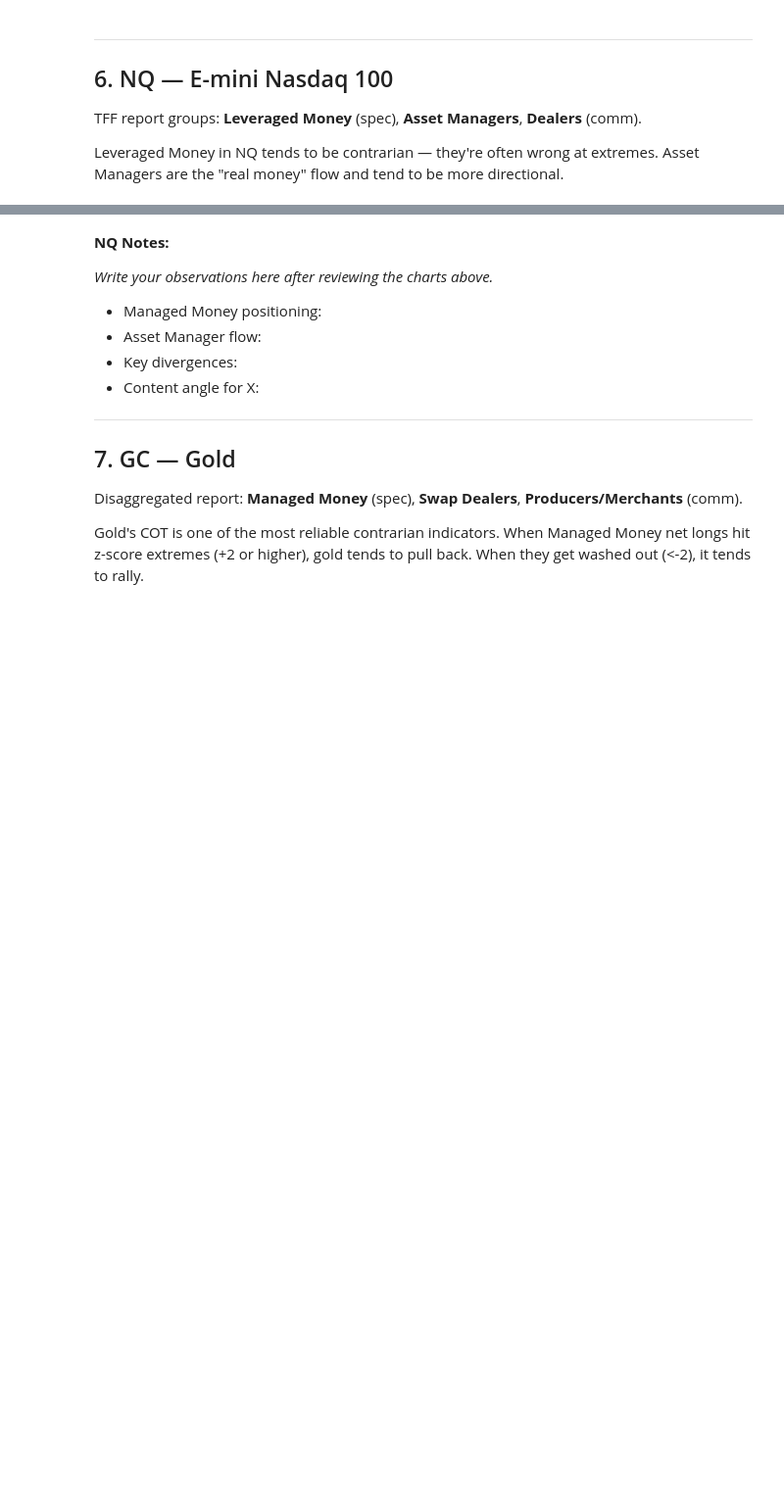
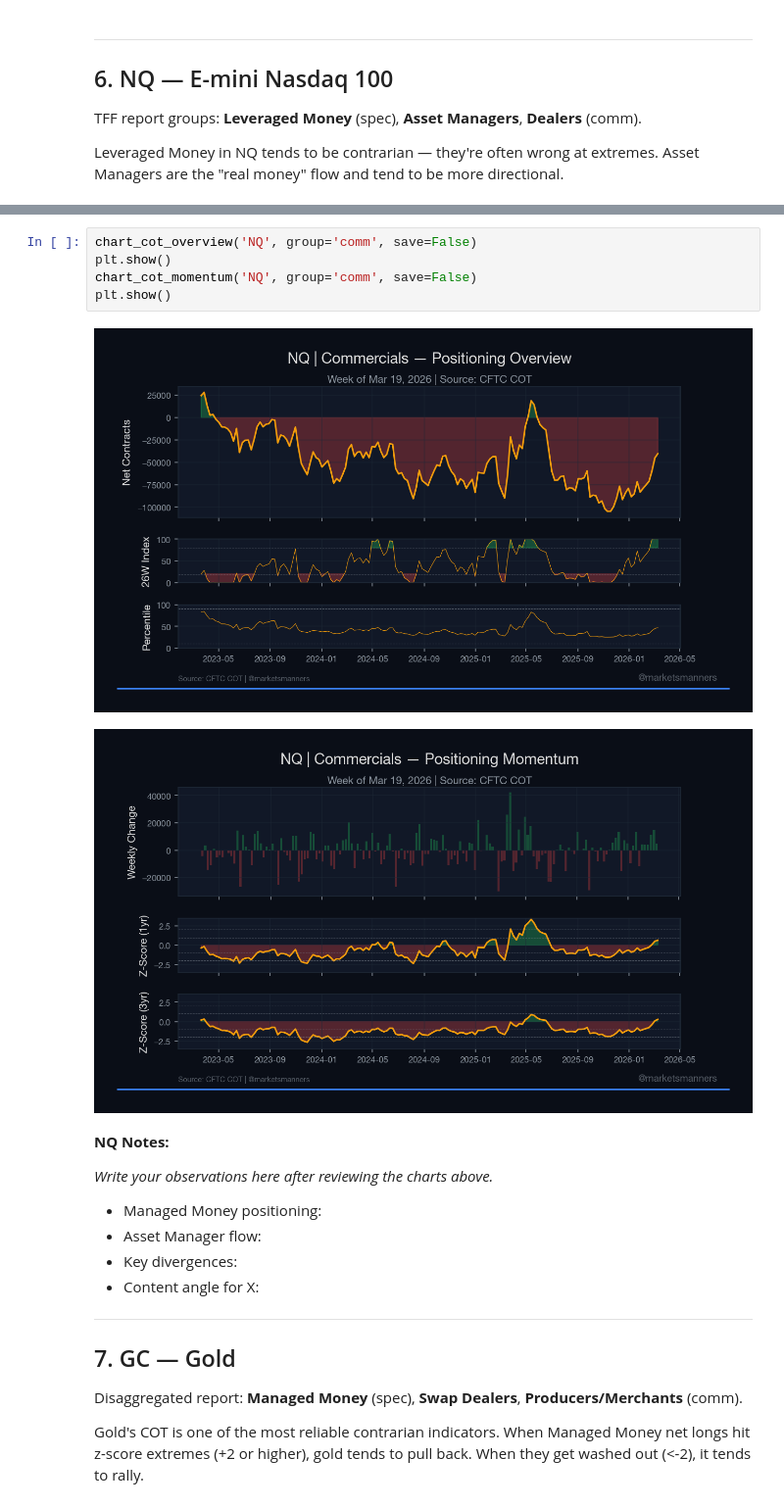
Before and after one commit to katiapek/financial-analysis-terminal, a Jupyter notebook: notebooks/01_cot_exploration.ipynb, the cells around one changed output, grey strips where cells are left out. Shown at 98% size. Cells and saved outputs as stored; diff of their text form; blank space fills up the shorter version.

```diff
--- a/notebooks/01_cot_exploration.ipynb
+++ b/notebooks/01_cot_exploration.ipynb
@@ -173,3 +241,11 @@ for group in ['spec', 'asset_mgr', 'comm']:
+# %%
+chart_cot_overview('NQ', group='comm', save=False)
+plt.show()
+chart_cot_momentum('NQ', group='comm', save=False)
+plt.show()
+# %% [output]
+[figure, added]
+[figure, added]
 # %% [markdown]
 **NQ Notes:**
 
```
Also changed, not shown: parts of 22 cells of this notebook, 2 other files.
